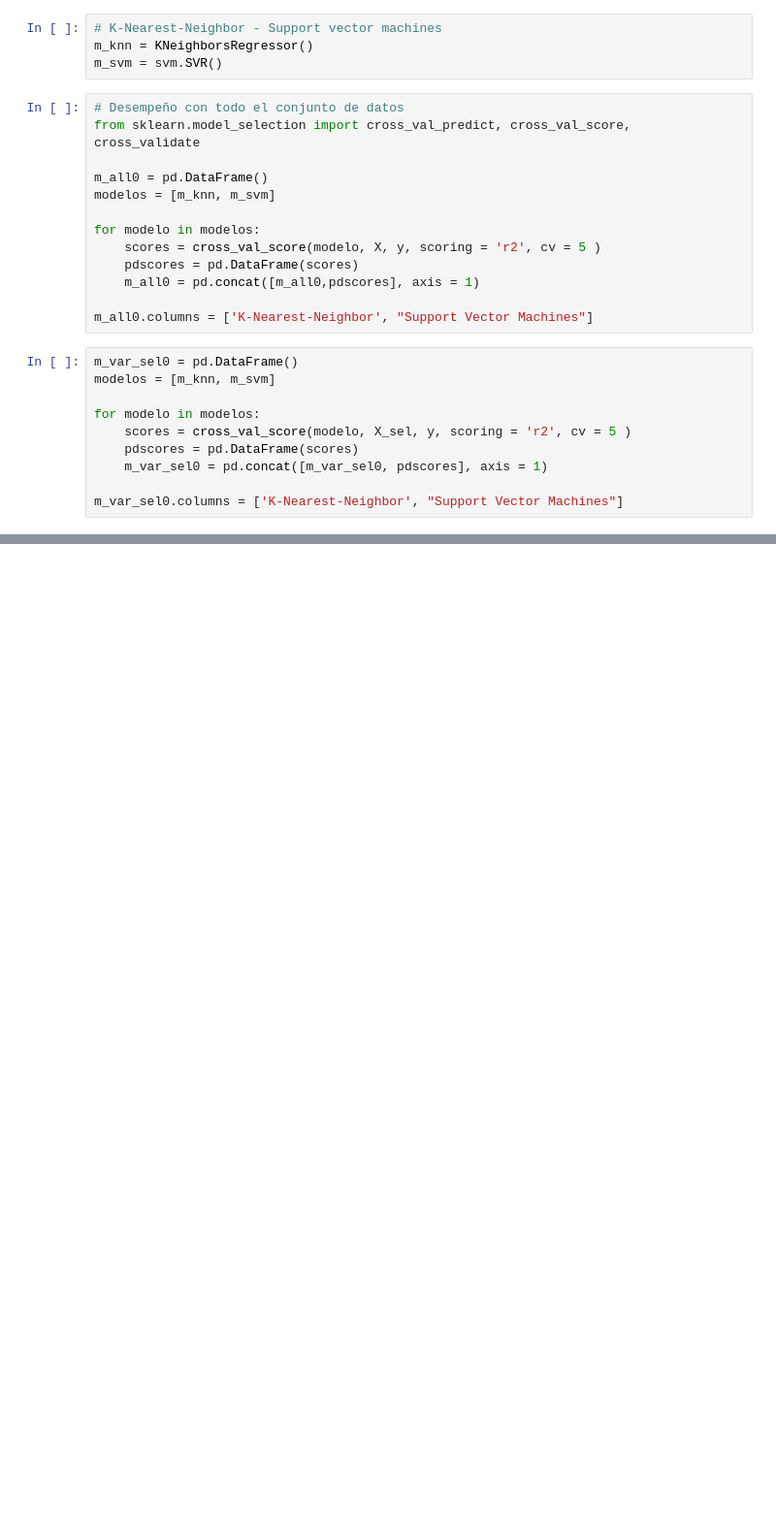
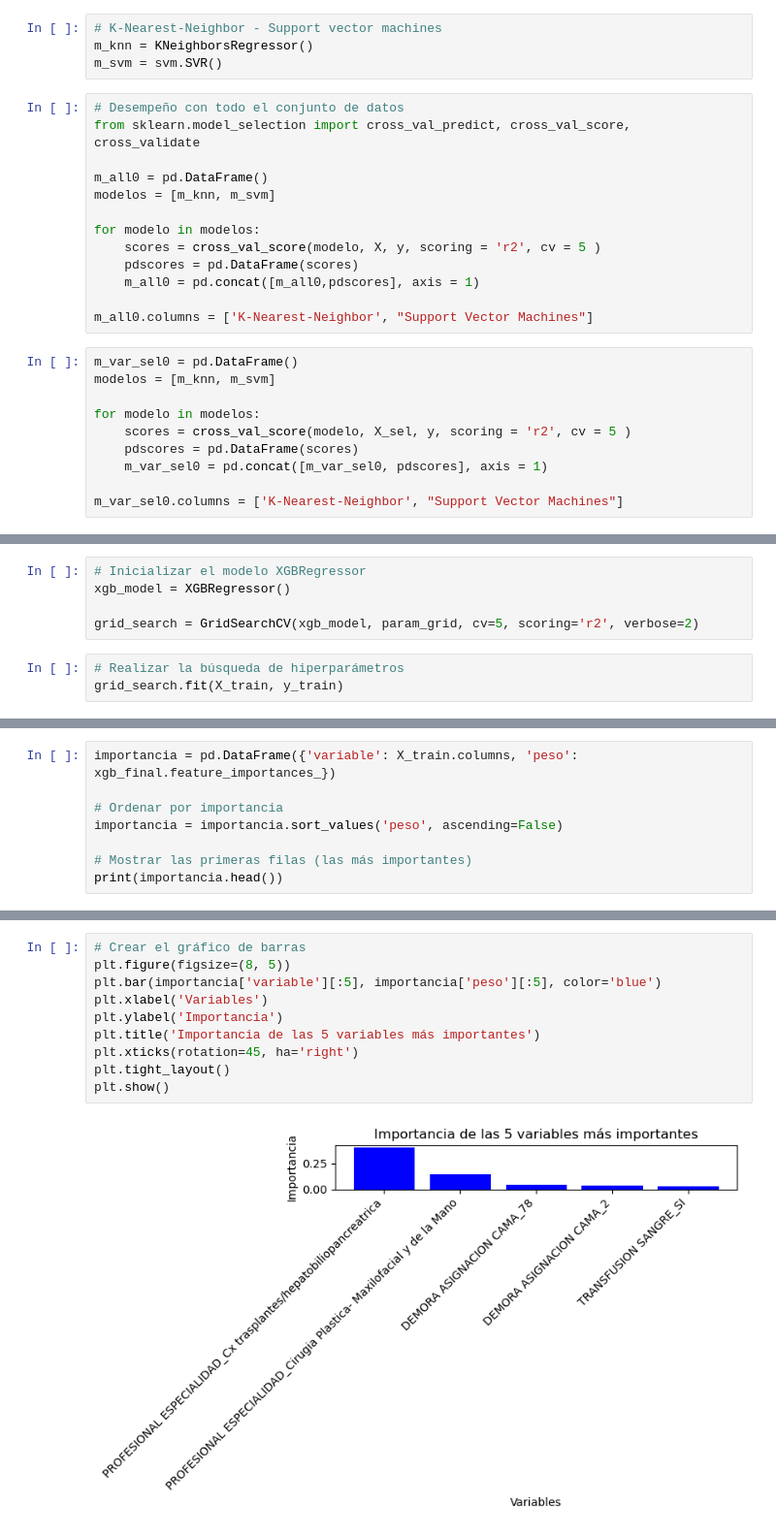
Before and after one commit to EstebanCaroP/Proyecto_Salud, a Jupyter notebook: D_Modelos.ipynb, the cells around one changed output, grey strips where cells are left out. Shown at 97% size. Drawn from its saved outputs; the diff is of its cells as text; blank space fills up the shorter version.

```diff
--- a/D_Modelos.ipynb
+++ b/D_Modelos.ipynb
@@ -171,0 +209,8 @@ plt.show()
+# %%
+# Inicializar el modelo XGBRegressor
+xgb_model = XGBRegressor()
+
+grid_search = GridSearchCV(xgb_model, param_grid, cv=5, scoring='r2', verbose=2)
+# %%
+# Realizar la búsqueda de hiperparámetros
+grid_search.fit(X_train, y_train)
@@ -171,0 +366,8 @@ plt.show()
+# %%
+importancia = pd.DataFrame({'variable': X_train.columns, 'peso': xgb_final.feature_importances_})
+
+# Ordenar por importancia
+importancia = importancia.sort_values('peso', ascending=False)
+
+# Mostrar las primeras filas (las más importantes)
+print(importancia.head())
@@ -171,0 +388,12 @@ plt.show()
+# %%
+# Crear el gráfico de barras
+plt.figure(figsize=(8, 5))
+plt.bar(importancia['variable'][:5], importancia['peso'][:5], color='blue')
+plt.xlabel('Variables')
+plt.ylabel('Importancia')
+plt.title('Importancia de las 5 variables más importantes')
+plt.xticks(rotation=45, ha='right')
+plt.tight_layout()
+plt.show()
+# %% [output]
+[figure, added]
```
Also changed, not shown: parts of 30 cells of this notebook, 2 other files.
